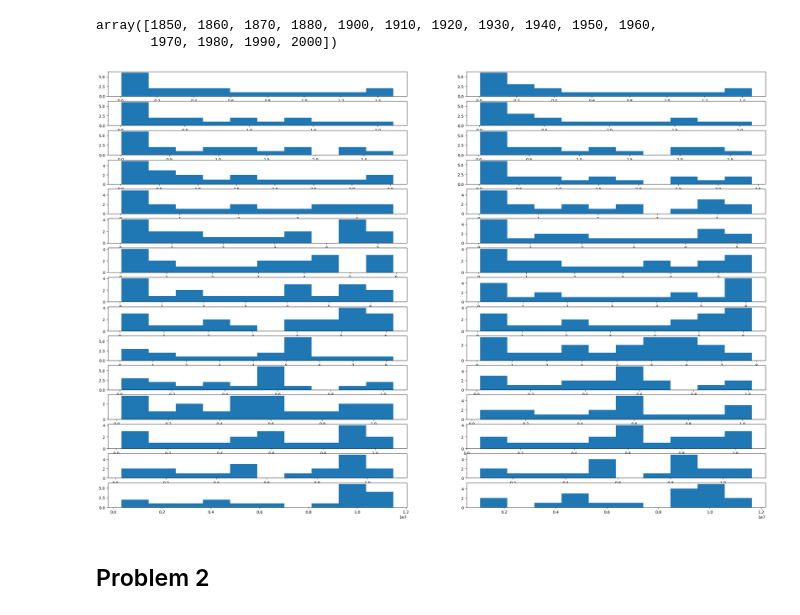
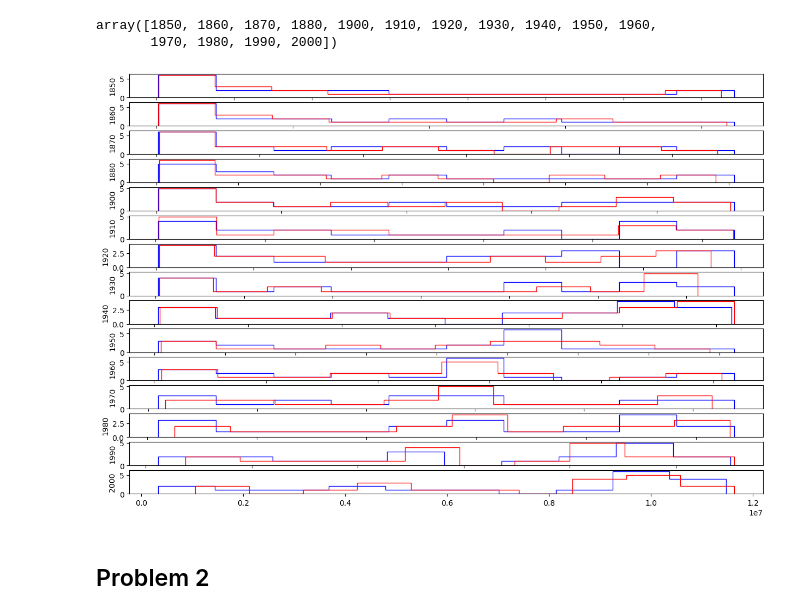
Before and after one commit to mak8427/data_visualization, a Jupyter notebook: problem-sheet-04/exercise04_luis.ipynb, the cells around one changed output. Cells and saved outputs as stored; diff of their text form; code cells hidden in the pictures.

```diff
--- a/problem-sheet-04/exercise04_luis.ipynb
+++ b/problem-sheet-04/exercise04_luis.ipynb
@@ -13,11 +13,18 @@ years
 array([1850, 1860, 1870, 1880, 1900, 1910, 1920, 1930, 1940, 1950, 1960,
        1970, 1980, 1990, 2000])
 # %%
-fig, ax = plt.subplots(len(df['year'].unique()), 2, figsize=(2 * len(df['year'].unique()), 20))
+fig, ax = plt.subplots(len(df['year'].unique()), 1, figsize=(len(df['year'].unique()), 10))
 for (y, s), d in df.groupby(['year', 'sex']):
-    ax[list(years).index(y)][s - 1].hist(d['people'])
+    if s == 2:
+        h = np.histogram(d['people'])
+        c = 'red'
+    else:
+        h = np.histogram(d['people'])
+        c = 'blue'
+    ax[list(years).index(y)].stairs(*h, color=c)
+    ax[list(years).index(y)].set_ylabel(y)
 # %% [output]
-[figure, old version]
+[figure, new version]
 # %% [markdown]
 ## Problem 2
 # %%
```
Also changed, not shown: parts of 3 cells of this notebook.
